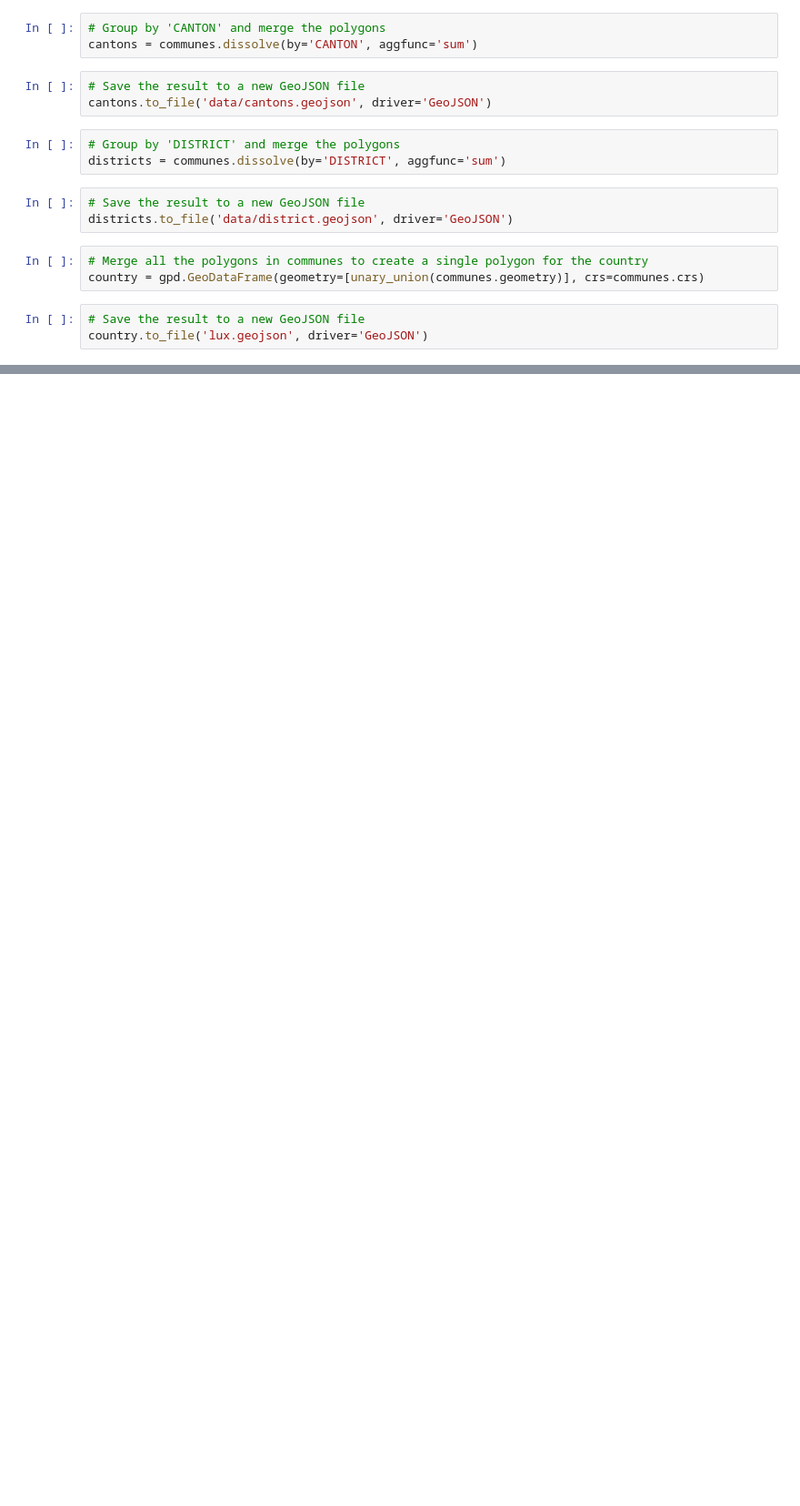
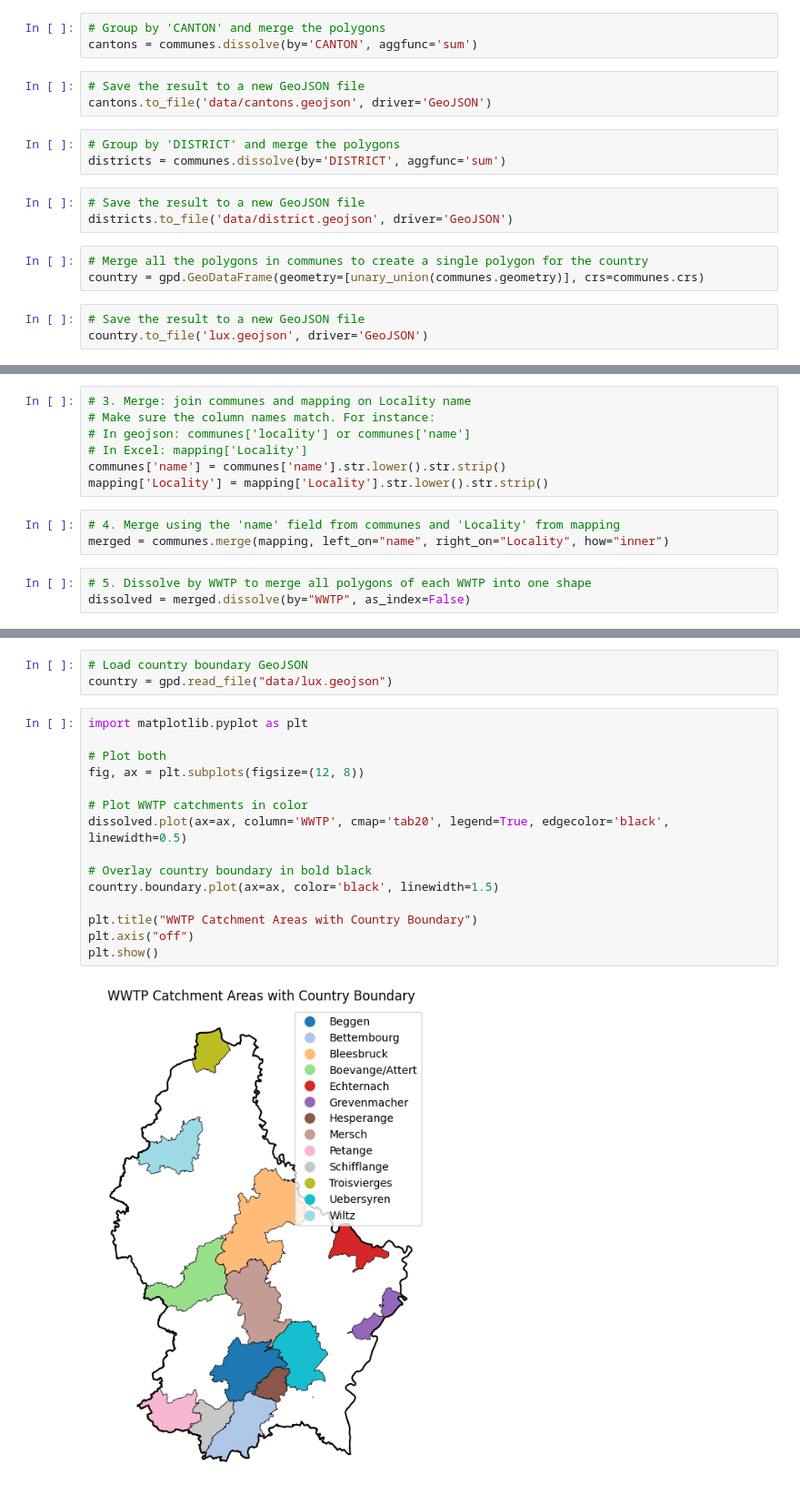
Before and after one commit to prasadadhav/experiments_with_leaflet_interactive_webmaps, a Jupyter notebook: geojson_editor.ipynb, the cells around one changed output, grey strips where cells are left out. Shown at 91% size. Cells and saved outputs as stored; diff of their text form; blank space fills up the shorter version.

Commit message:
created GeoJSON according to zip codes covered by WWTP

```diff
--- a/geojson_editor.ipynb
+++ b/geojson_editor.ipynb
@@ -51,0 +38,13 @@ country.to_file('lux.geojson', driver='GeoJSON')
+# %%
+# 3. Merge: join communes and mapping on Locality name
+# Make sure the column names match. For instance:
+# In geojson: communes['locality'] or communes['name']
+# In Excel: mapping['Locality']
+communes['name'] = communes['name'].str.lower().str.strip()
+mapping['Locality'] = mapping['Locality'].str.lower().str.strip()
+# %%
+# 4. Merge using the 'name' field from communes and 'Locality' from mapping
+merged = communes.merge(mapping, left_on="name", right_on="Locality", how="inner")
+# %%
+# 5. Dissolve by WWTP to merge all polygons of each WWTP into one shape
+dissolved = merged.dissolve(by="WWTP", as_index=False)
@@ -51,0 +58,20 @@ country.to_file('lux.geojson', driver='GeoJSON')
+# %%
+# Load country boundary GeoJSON
+country = gpd.read_file("data/lux.geojson")
+# %%
+import matplotlib.pyplot as plt
+
+# Plot both
+fig, ax = plt.subplots(figsize=(12, 8))
+
+# Plot WWTP catchments in color
+dissolved.plot(ax=ax, column='WWTP', cmap='tab20', legend=True, edgecolor='black', linewidth=0.5)
+
+# Overlay country boundary in bold black
+country.boundary.plot(ax=ax, color='black', linewidth=1.5)
+
+plt.title("WWTP Catchment Areas with Country Boundary")
+plt.axis("off")
+plt.show()
+# %% [output]
+[figure, added]
```
Also changed, not shown: parts of 18 cells of this notebook.
